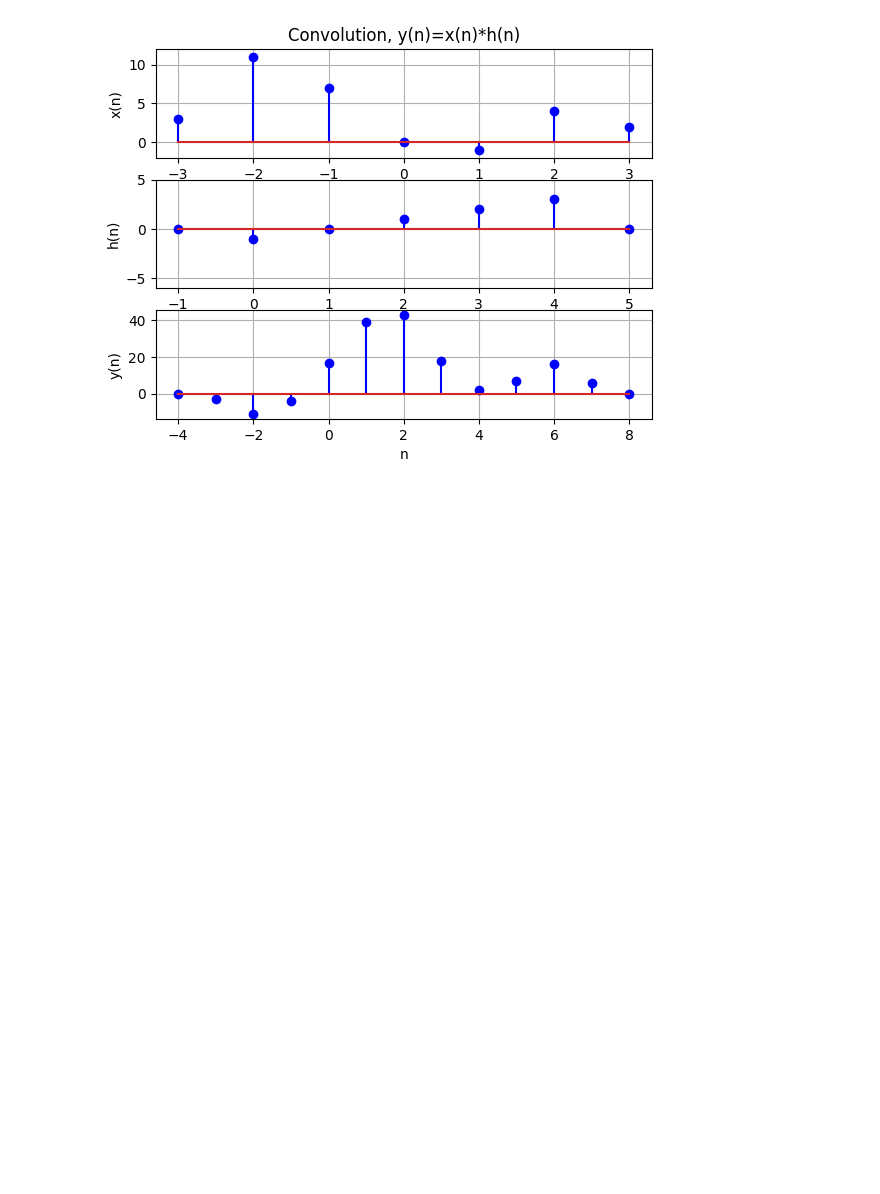
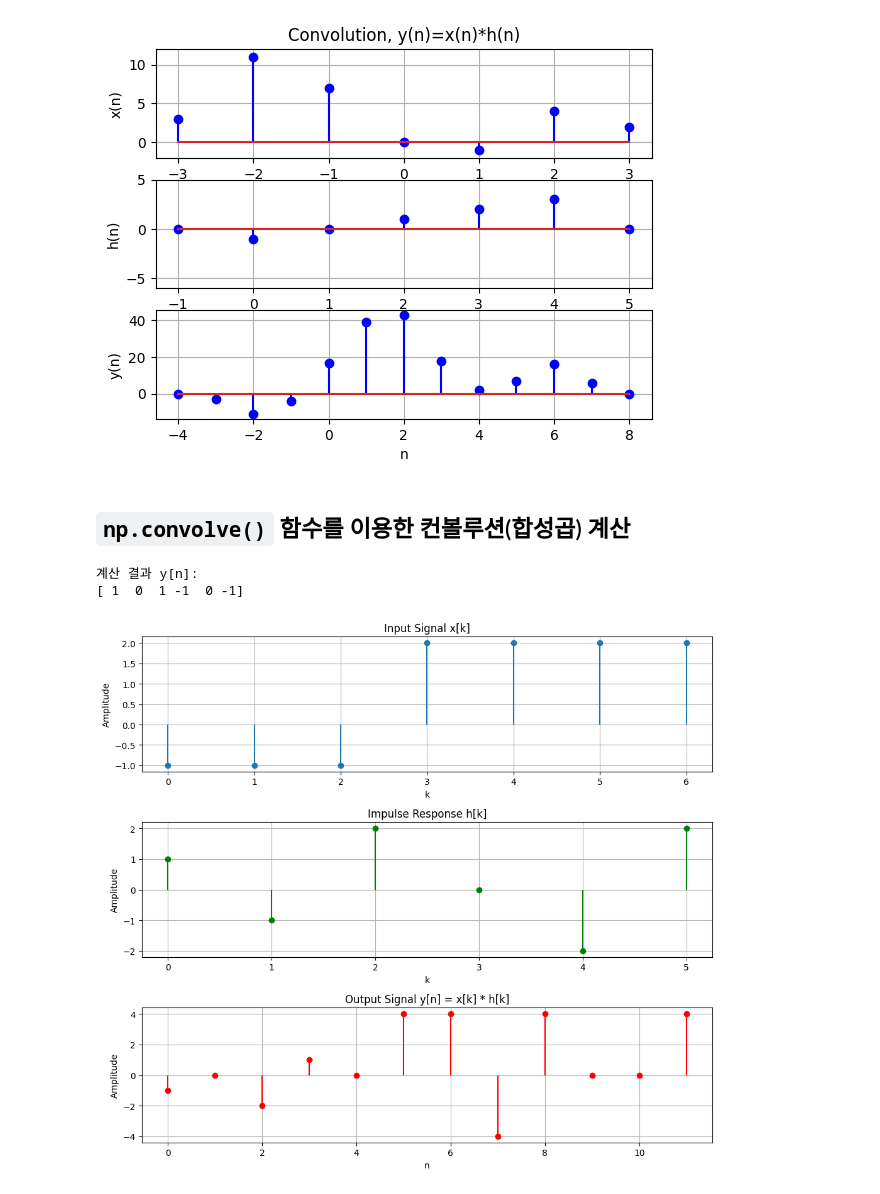
Before and after one commit to jwlee95/DSP_Class2025, a Jupyter notebook: Ch03_이산_시스템의_시간_영역.ipynb, the cells around one changed output. Saved outputs shown, nothing was run; the diff lists cells and outputs as text; code cells hidden in the pictures; blank space fills up the shorter version.

```diff
--- a/Ch03_이산_시스템의_시간_영역.ipynb
+++ b/Ch03_이산_시스템의_시간_영역.ipynb
@@ -386,3 +386,71 @@ y(n)=x(n)*h(n)= [  0  -3 -11  -4  17  39  43  18   2   7  16   6   0]
 n= [-4 -3 -2 -1  0  1  2  3  4  5  6  7  8]
 Text(0, 0.5, 'y(n)')
 [figure]
+# %% [markdown]
+## `np.convolve()` 함수를 이용한  컨볼루션(합성곱) 계산
+# %%
+import numpy as np
+
+# 표의 상단에 있는 입력 신호 x[k]
+x = np.array([1, -1,1,-1])
+
+# 표의 계산 과정을 통해 유추한 신호 h[k]
+h = np.array([1, 1,1])
+
+# numpy의 convolve 함수를 사용하여 컨볼루션(합성곱)을 계산
+y = np.convolve(x, h)
+
+# 최종 결과 y[n] 출력
+print("계산 결과 y[n]:")
+print(y)
+# %% [output]
+계산 결과 y[n]:
+[ 1  0  1 -1  0 -1]
+# %%
+import numpy as np
+import matplotlib.pyplot as plt
+
+# 신호 정의
+# 입력 신호 x[k]
+x = np.array([-1, -1, -1, 2, 2, 2, 2])
+# 임펄스 응답 h[k]
+h = np.array([1, -1, 2, 0,-2,2])
+# 컨볼루션 계산
+y = np.convolve(x, h)
+
+# 각 신호의 시간 축(인덱스) 생성
+nx = np.arange(len(x))
+nh = np.arange(len(h))
+ny = np.arange(len(y))
+
+# 3개의 그래프를 세로로 배열하기 위한 설정
+fig, axs = plt.subplots(3, 1, figsize=(10, 9))
+
+# 1. 입력 신호 x[k] 그래프
+axs[0].stem(nx, x, basefmt=" ")
+axs[0].set_title('Input Signal x[k]')
+axs[0].set_xlabel('k')
+axs[0].set_ylabel('Amplitude')
+axs[0].grid(True)
+
+# 2. 임펄스 응답 h[k] 그래프
+axs[1].stem(nh, h, basefmt=" ", linefmt='g-', markerfmt='go')
+axs[1].set_title('Impulse Response h[k]')
+axs[1].set_xlabel('k')
+axs[1].set_ylabel('Amplitude')
+axs[1].grid(True)
+
+# 3. 출력 신호 y[n] 그래프
+axs[2].stem(ny, y, basefmt=" ", linefmt='r-', markerfmt='ro')
+axs[2].set_title('Output Signal y[n] = x[k] * h[k]')
+axs[2].set_xlabel('n')
+axs[2].set_ylabel('Amplitude')
+axs[2].grid(True)
+
+# 그래프 레이아웃 자동 조정
+plt.tight_layout()
+
+# 로컬 환경에서 그래프를 직접 띄워서 보려면 아래 코드의 주석을 해제할 것.
+# plt.show()
+# %% [output]
+[figure, added]
```
